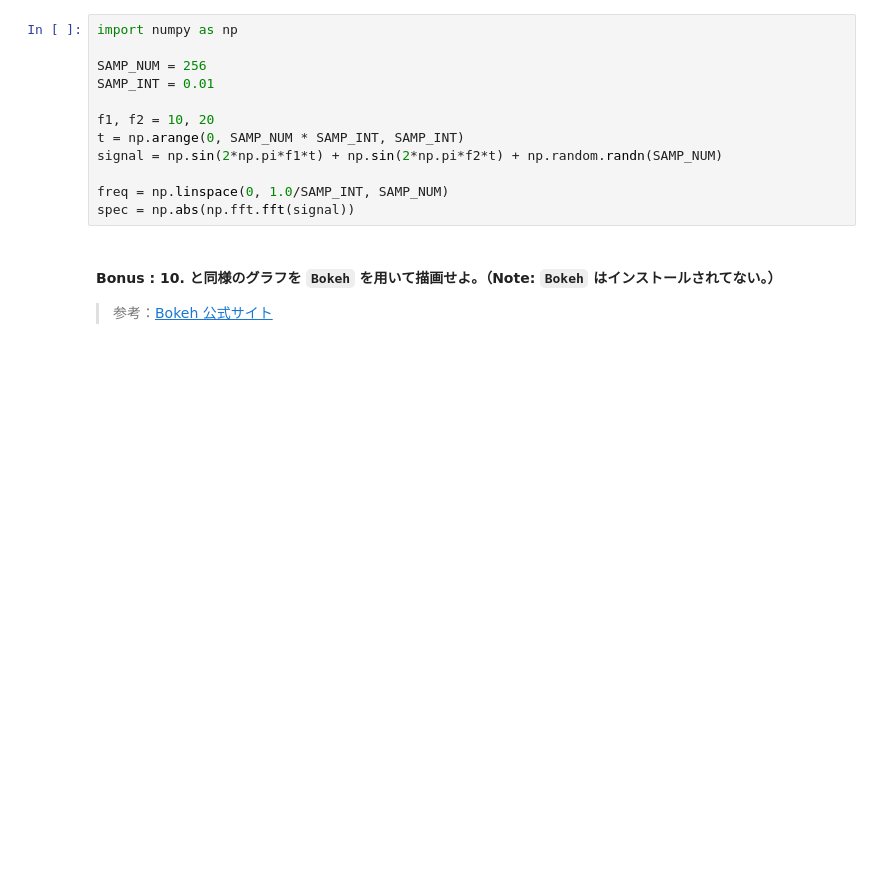
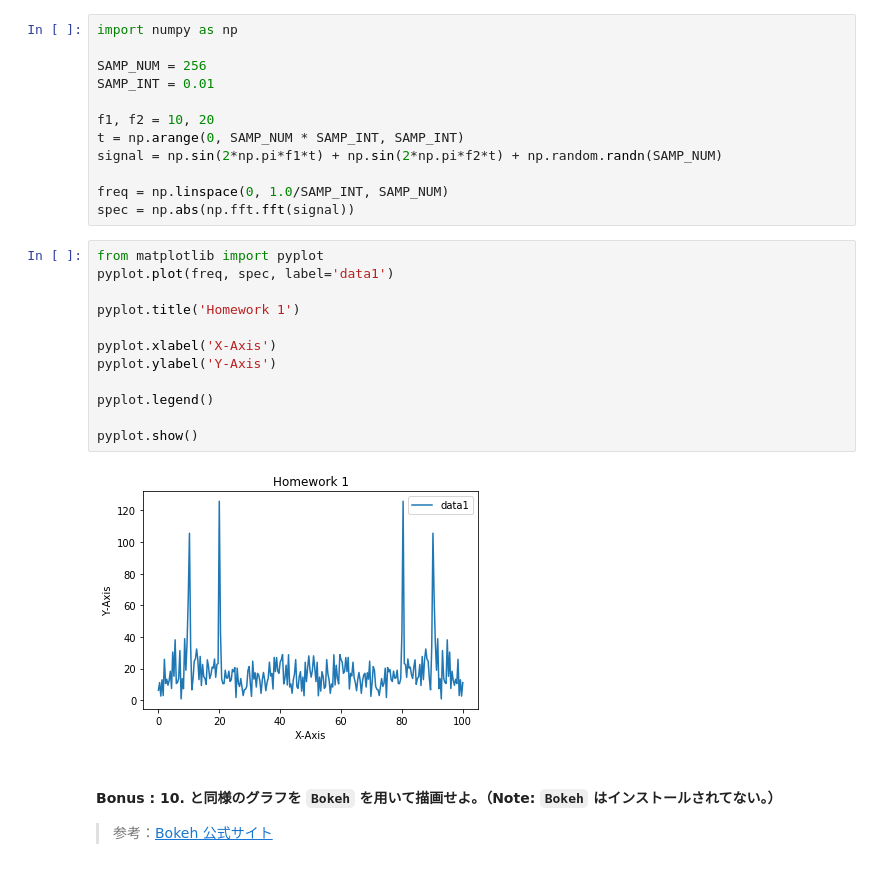
Before and after one commit to scizorman/python-hands-on, a Jupyter notebook: basic/basic.ipynb, the cells around one changed output. Saved outputs shown, nothing was run; the diff lists cells and outputs as text; blank space fills up the shorter version.

Commit message:
homework submission

```diff
--- a/basic/basic.ipynb
+++ b/basic/basic.ipynb
@@ -40,6 +206,20 @@ signal = np.sin(2*np.pi*f1*t) + np.sin(2*np.pi*f2*t) + np.random.randn(SAMP_NUM)
 
 freq = np.linspace(0, 1.0/SAMP_INT, SAMP_NUM)
 spec = np.abs(np.fft.fft(signal))
+# %%
+from matplotlib import pyplot
+pyplot.plot(freq, spec, label='data1')
+
+pyplot.title('Homework 1')
+
+pyplot.xlabel('X-Axis')
+pyplot.ylabel('Y-Axis')
+
+pyplot.legend()
+
+pyplot.show()
+# %% [output]
+[figure, added]
 # %% [markdown]
 #### Bonus : 10. と同様のグラフを `Bokeh` を用いて描画せよ。（Note: `Bokeh` はインストールされてない。）
 > 参考：[Bokeh 公式サイト](https://bokeh.pydata.org/en/latest/)
```
Also changed, not shown: parts of 9 cells of this notebook.
